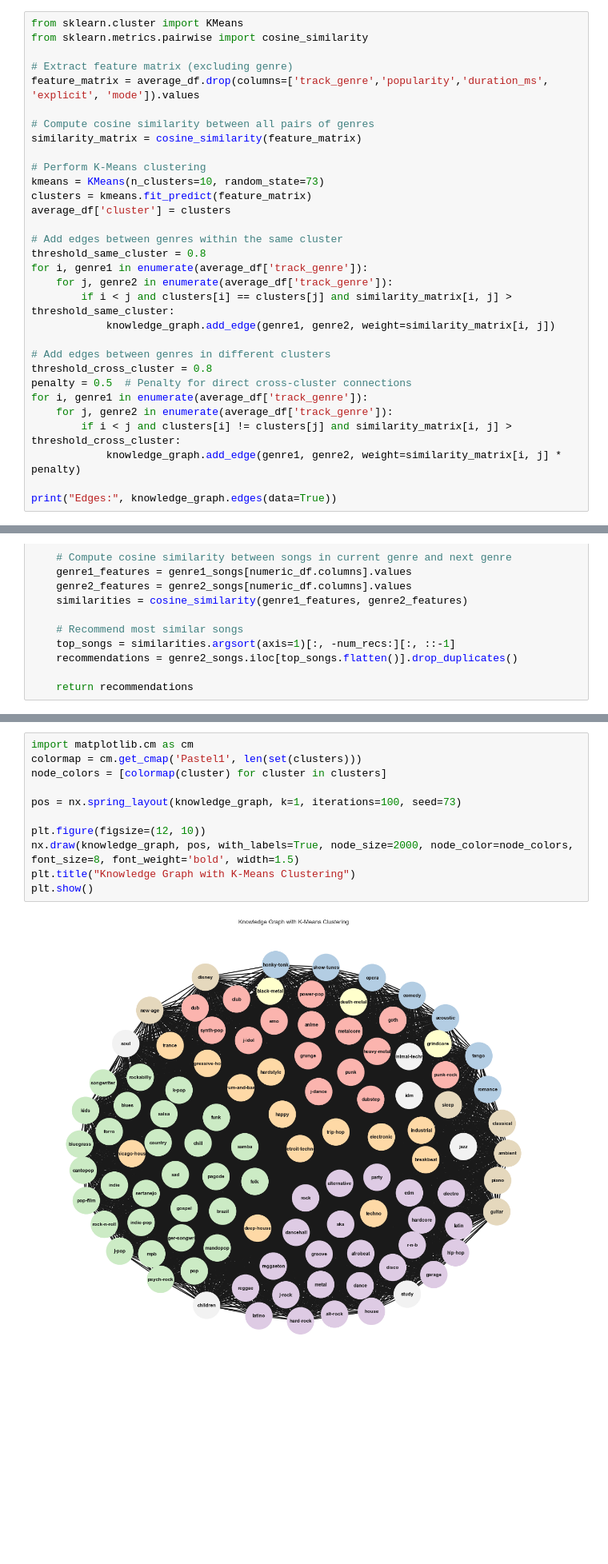
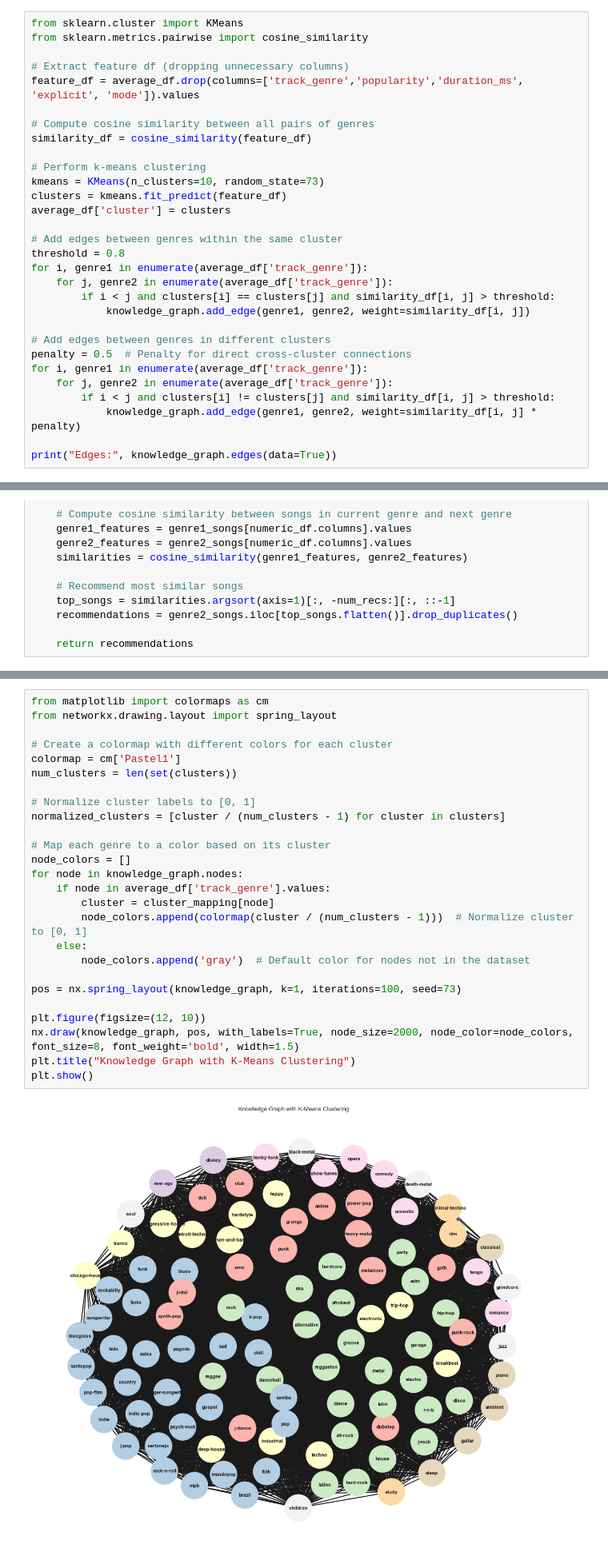
Before and after one commit to jjdrisco/Hybrid_Graph-Based_Content_Filtering_for_Enhanced_Music_Recommendation, a Jupyter notebook: music_data_knowledge_graphs.ipynb, the cells around one changed output, grey strips where cells are left out. Shown at 80% size. Cells and saved outputs as stored; diff of their text form; blank space fills up the shorter version.

```diff
--- a/music_data_knowledge_graphs.ipynb
+++ b/music_data_knowledge_graphs.ipynb
@@ -104,31 +104,30 @@ Nodes: ['acoustic', 'afrobeat', 'alt-rock', 'alternative', 'ambient', 'anime', '
 from sklearn.cluster import KMeans
 from sklearn.metrics.pairwise import cosine_similarity
 
-# Extract feature matrix (excluding genre)
-feature_matrix = average_df.drop(columns=['track_genre','popularity','duration_ms', 'explicit', 'mode']).values
+# Extract feature df (dropping unnecessary columns)
+feature_df = average_df.drop(columns=['track_genre','popularity','duration_ms', 'explicit', 'mode']).values
 
 # Compute cosine similarity between all pairs of genres
-similarity_matrix = cosine_similarity(feature_matrix)
+similarity_df = cosine_similarity(feature_df)
 
-# Perform K-Means clustering
+# Perform k-means clustering
 kmeans = KMeans(n_clusters=10, random_state=73)
-clusters = kmeans.fit_predict(feature_matrix)
+clusters = kmeans.fit_predict(feature_df)
 average_df['cluster'] = clusters
 
 # Add edges between genres within the same cluster
-threshold_same_cluster = 0.8
+threshold = 0.8
 for i, genre1 in enumerate(average_df['track_genre']):
     for j, genre2 in enumerate(average_df['track_genre']):
-        if i < j and clusters[i] == clusters[j] and similarity_matrix[i, j] > threshold_same_cluster:
-            knowledge_graph.add_edge(genre1, genre2, weight=similarity_matrix[i, j])
+        if i < j and clusters[i] == clusters[j] and similarity_df[i, j] > threshold:
+            knowledge_graph.add_edge(genre1, genre2, weight=similarity_df[i, j])
 
 # Add edges between genres in different clusters
-threshold_cross_cluster = 0.8
 penalty = 0.5  # Penalty for direct cross-cluster connections
 for i, genre1 in enumerate(average_df['track_genre']):
     for j, genre2 in enumerate(average_df['track_genre']):
-        if i < j and clusters[i] != clusters[j] and similarity_matrix[i, j] > threshold_cross_cluster:
-            knowledge_graph.add_edge(genre1, genre2, weight=similarity_matrix[i, j] * penalty)
+        if i < j and clusters[i] != clusters[j] and similarity_df[i, j] > threshold:
+            knowledge_graph.add_edge(genre1, genre2, weight=similarity_df[i, j] * penalty)
 
 print("Edges:", knowledge_graph.edges(data=True))
 # %% [output]
@@ -193,18 +181,33 @@ def generate_transition_playlist(start_genre, target_genre, path, total_songs=20
 
     return pd.DataFrame(transition_playlist)
 # %%
-import matplotlib.cm as cm
-colormap = cm.get_cmap('Pastel1', len(set(clusters)))
-node_colors = [colormap(cluster) for cluster in clusters]
+from matplotlib import colormaps as cm
+from networkx.drawing.layout import spring_layout
+
+# Create a colormap with different colors for each cluster
+colormap = cm['Pastel1']
+num_clusters = len(set(clusters))
+
+# Normalize cluster labels to [0, 1]
+normalized_clusters = [cluster / (num_clusters - 1) for cluster in clusters]
+
+# Map each genre to a color based on its cluster
+node_colors = []
+for node in knowledge_graph.nodes:
+    if node in average_df['track_genre'].values:
+        cluster = cluster_mapping[node]
+        node_colors.append(colormap(cluster / (num_clusters - 1)))  # Normalize cluster to [0, 1]
+    else:
+        node_colors.append('gray')  # Default color for nodes not in the dataset
 
 pos = nx.spring_layout(knowledge_graph, k=1, iterations=100, seed=73)
 
 plt.figure(figsize=(12, 10))
 nx.draw(knowledge_graph, pos, with_labels=True, node_size=2000, node_color=node_colors, font_size=8, font_weight='bold', width=1.5)
 plt.title("Knowledge Graph with K-Means Clustering")
 plt.show()
 # %% [output]
-[figure, old version]
+[figure, new version]
 # %%
 # Example: Transition from 'goth' to 'grindcore'
 start_genre = 'goth'
```
Also changed, not shown: parts of 7 cells of this notebook.
